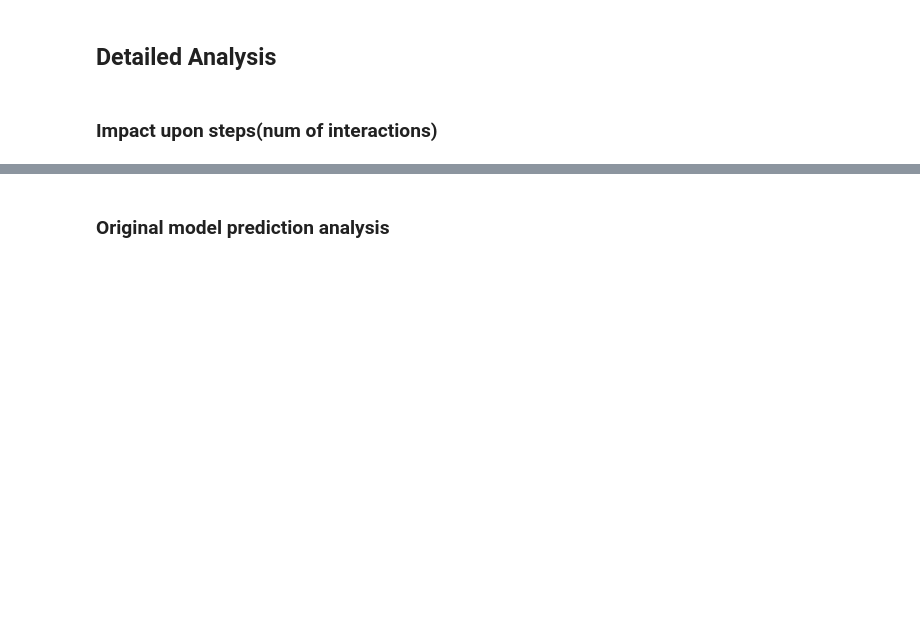
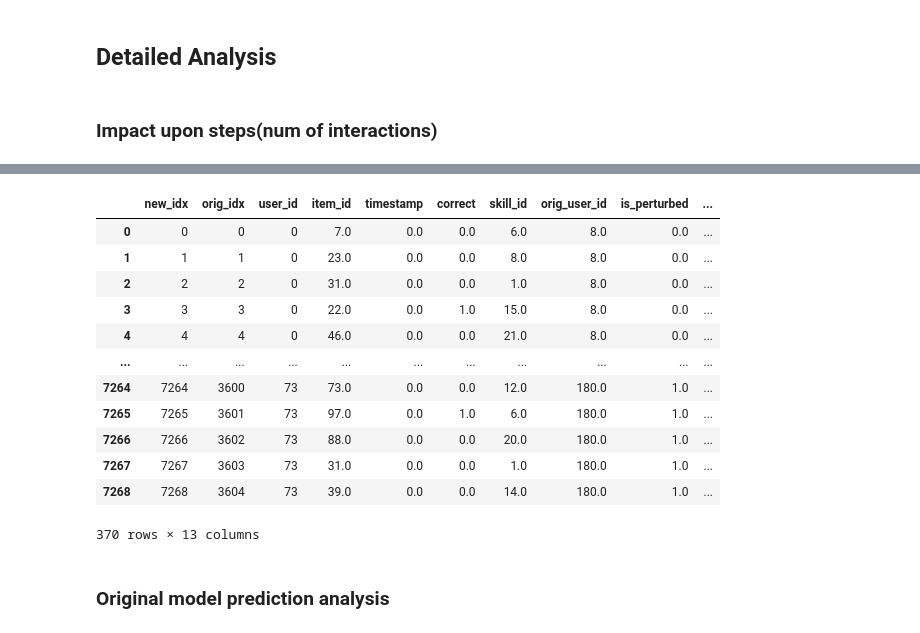
Before and after one commit to providentiasam/learner-performance-prediction, a Jupyter notebook: results/bt_perturbation_analysis.ipynb, the cells around one changed output, grey strips where cells are left out. Drawn from its saved outputs; the diff is of its cells as text; code cells hidden in the pictures; blank space fills up the shorter version.

```diff
--- a/results/bt_perturbation_analysis.ipynb
+++ b/results/bt_perturbation_analysis.ipynb
@@ -117,3 +91,19 @@ for df in result_list:
+# %%
+df.groupby('user_id').head()
+# %% [output]
+|  | new_idx | orig_idx | user_id | item_id | timestamp | correct | skill_id | orig_user_id | is_perturbed | ... |
+| 0 | 0 | 0 | 0 | 7.0 | 0.0 | 0.0 | 6.0 | 8.0 | 0.0 | ... |
+| 1 | 1 | 1 | 0 | 23.0 | 0.0 | 0.0 | 8.0 | 8.0 | 0.0 | ... |
+| 2 | 2 | 2 | 0 | 31.0 | 0.0 | 0.0 | 1.0 | 8.0 | 0.0 | ... |
+| 3 | 3 | 3 | 0 | 22.0 | 0.0 | 1.0 | 15.0 | 8.0 | 0.0 | ... |
+| 4 | 4 | 4 | 0 | 46.0 | 0.0 | 0.0 | 21.0 | 8.0 | 0.0 | ... |
+| ... | ... | ... | ... | ... | ... | ... | ... | ... | ... | ... |
+| 7264 | 7264 | 3600 | 73 | 73.0 | 0.0 | 0.0 | 12.0 | 180.0 | 1.0 | ... |
+| 7265 | 7265 | 3601 | 73 | 97.0 | 0.0 | 1.0 | 6.0 | 180.0 | 1.0 | ... |
+| 7266 | 7266 | 3602 | 73 | 88.0 | 0.0 | 0.0 | 20.0 | 180.0 | 1.0 | ... |
+| 7267 | 7267 | 3603 | 73 | 31.0 | 0.0 | 0.0 | 1.0 | 180.0 | 1.0 | ... |
+| 7268 | 7268 | 3604 | 73 | 39.0 | 0.0 | 0.0 | 14.0 | 180.0 | 1.0 | ... |
+370 rows × 13 columns
 # %% [markdown]
 ### Original model prediction analysis
 # %%
```
Also changed, not shown: parts of 8 cells of this notebook, 1 other file.
